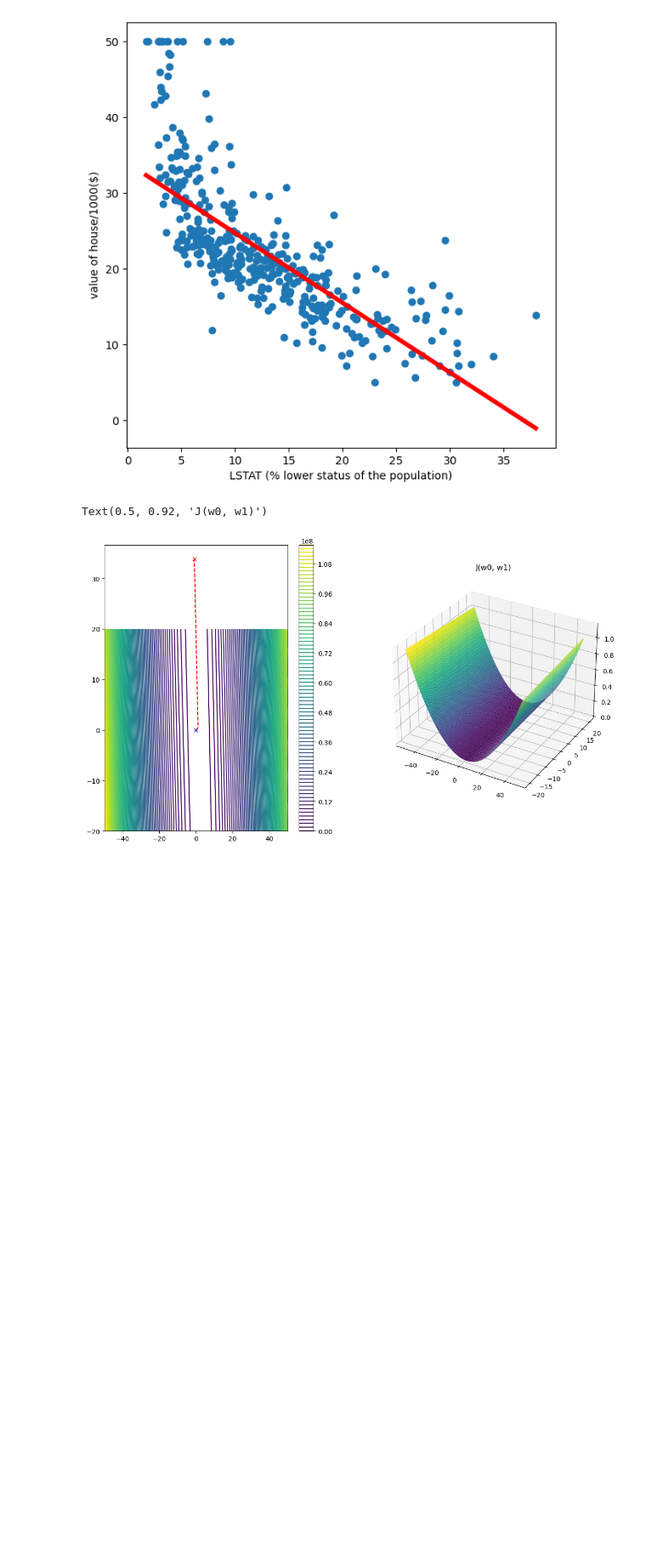
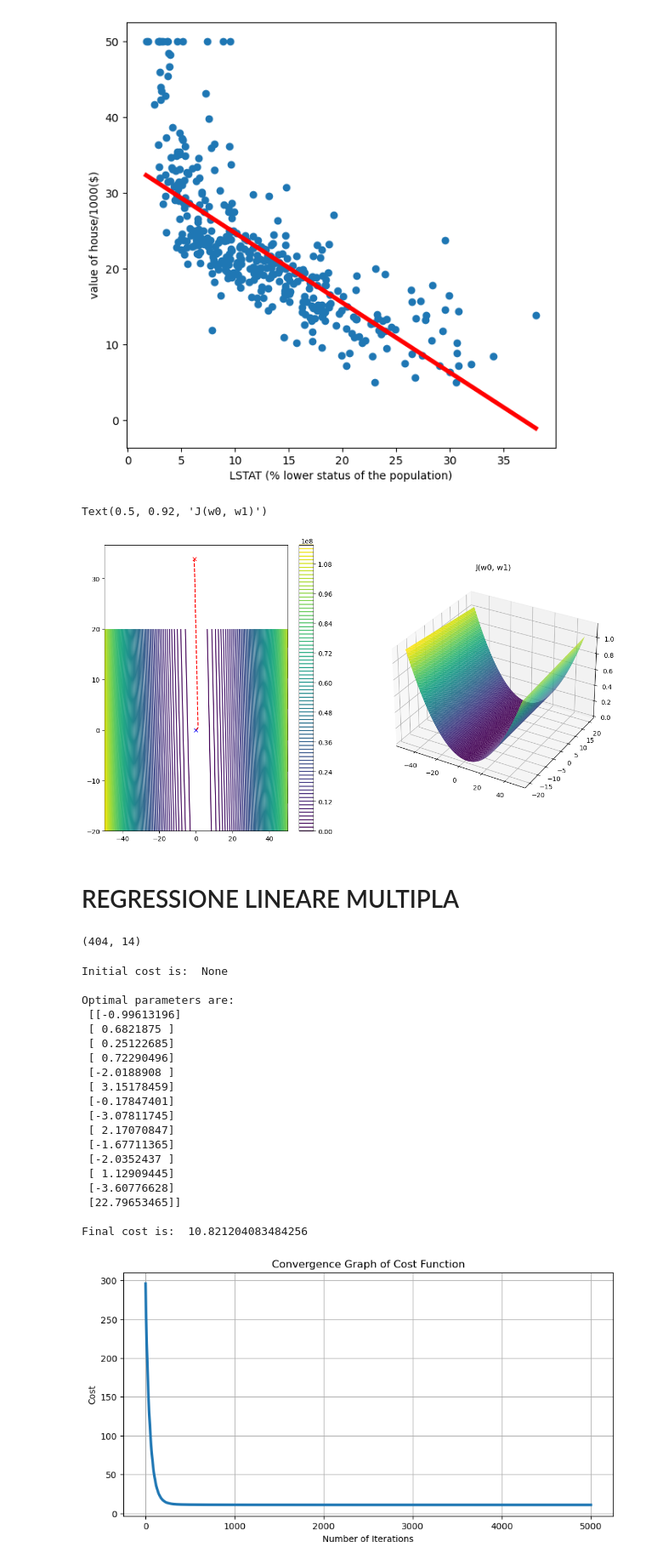
Before and after one commit to MDV996/Machine-Learning, a Jupyter notebook: Regressione lineare.ipynb, the cells around one changed output. Shown at 85% size. Drawn from its saved outputs; the diff is of its cells as text; code cells hidden in the pictures; blank space fills up the shorter version.

```diff
--- a/Regressione lineare.ipynb
+++ b/Regressione lineare.ipynb
@@ -251,3 +251,26 @@ ax2.set_title('J(w0, w1)')
 # %% [output]
 Text(0.5, 0.92, 'J(w0, w1)')
 [figure]
+# %% [markdown]
+# REGRESSIONE LINEARE MULTIPLA
+# %%
+# Split the dataset into train and test set
+x_train, x_test, y_train, y_test = train_test_split(x, y, test_size=0.2, random_state=42)
+num_tr = len(x_train)
+num_feat = x_train.shape[-1]
+#x_train=float(x_train)
+xtrain = x_train.astype(float)
+xtest = x_test.astype(float)
+# Normalize the data
+mu = (xtrain.mean(axis=0)) # Mean from the train set
+sigma = xtrain.std(axis=0) # STD from the train set
+xtrain = (xtrain - mu) / sigma
+xtest = (xtest - mu) / sigma # Normalize with stats from the train
+y_train = y_train.reshape(-1, 1)
+
+# Add intercept term
+x_train = np.concatenate([xtrain, np.ones([num_tr, 1])], -1)
+x_test = np.concatenate([xtest, np.ones([len(x_test), 1])], -1)
+print(x_train.shape)
+# %% [output]
+(404, 14)
@@ -253,0 +299,46 @@ Text(0.5, 0.92, 'J(w0, w1)')
+# %%
+# Initialize the weights of the linear model
+w = np.zeros((num_feat + 1, 1))
+
+# Parameters of the gradient descent
+num_iters = 5000
+learning_rate = 0.01
+
+# Comput the initial cost
+initial_cost = compute_cost_multivariate(x_train, y_train, w)
+print("Initial cost is: ", initial_cost, "\n")
+
+# Gradient descent
+(j_hist, w_opt, _) = gradient_descent(x_train, y_train, w, learning_rate, num_iters)
+
+# Output info
+print("Optimal parameters are: \n", w_opt, "\n")
+print("Final cost is: ", j_hist[-1])
+plt.figure(figsize=(10, 5))
+plt.plot(range(len(j_hist)), j_hist, lw=3)
+plt.title("Convergence Graph of Cost Function")
+plt.xlabel("Number of Iterations")
+plt.ylabel("Cost")
+plt.grid()
+plt.show()
+# %% [output]
+Initial cost is:  None
+
+Optimal parameters are:
+ [[-0.99613196]
+ [ 0.6821875 ]
+ [ 0.25122685]
+ [ 0.72290496]
+ [-2.0188908 ]
+ [ 3.15178459]
+ [-0.17847401]
+ [-3.07811745]
+ [ 2.17070847]
+ [-1.67711365]
+ [-2.0352437 ]
+ [ 1.12909445]
+ [-3.60776628]
+ [22.79653465]]
+
+Final cost is:  10.821204083484256
+[figure, added]
```
Also changed, not shown: parts of 6 cells of this notebook.
